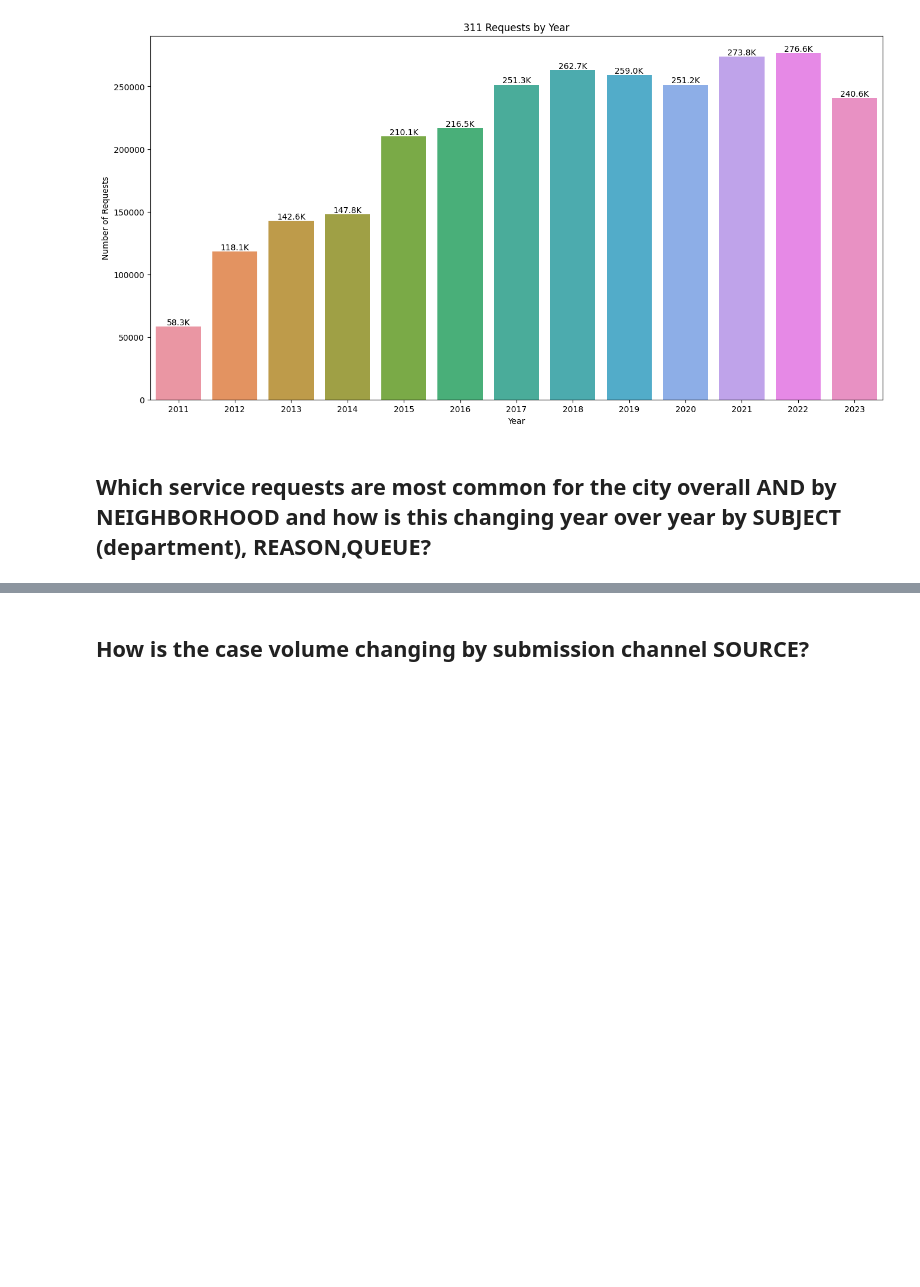
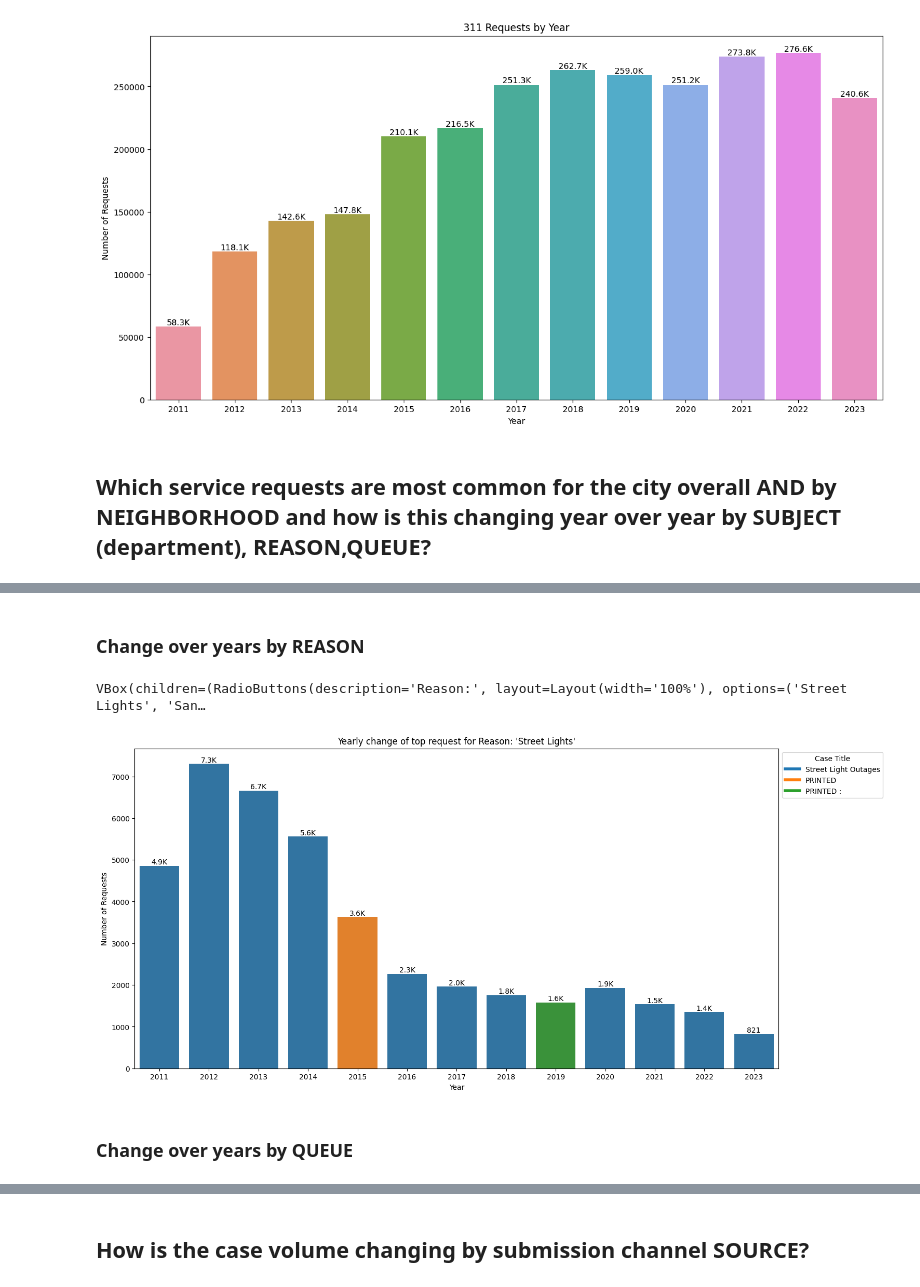
Before and after one commit to Laerk23/CS506-311ServiceTracker, a Jupyter notebook: fa23-team-d/notebooks/base-questions.ipynb, the cells around one changed output, grey strips where cells are left out. Saved outputs shown, nothing was run; the diff lists cells and outputs as text; code cells hidden in the pictures; blank space fills up the shorter version.

```diff
--- a/fa23-team-d/notebooks/base-questions.ipynb
+++ b/fa23-team-d/notebooks/base-questions.ipynb
@@ -102,0 +363,52 @@ df.loc[df.neighborhood == ' ','neighborhood'] = 'No Neighborhood'
+# %% [markdown]
+### Change over years by REASON
+# %%
+radio_buttons_most_common_reason = widgets.RadioButtons(
+    options=df['reason'].unique(),
+    description='Reason:',
+    disabled=False,
+    style={'description_width': 'initial'},
+    layout=widgets.Layout(width='100%')
+)
+
+plot_button_most_common_reason = widgets.Button(
+    description='Plot',
+    style={'description_width': 'initial'},
+    layout=widgets.Layout(margin='50px 0 0 0')
+)
+
+def plot_most_common_reason():
+    reason = radio_buttons_most_common_reason.value
+    filtered = df[df.reason == reason]
+
+    most_common_for_years = (filtered.groupby(filtered.open_dt.dt.year)['case_title']
+                         .value_counts().groupby(level=0).head(1).reset_index(level=1, name='count'))
+
+    # Create a color map for each unique case_title
+    unique_titles = most_common_for_years['case_title'].unique()
+    color_map = {title: p for title, p in zip(unique_titles, sns.color_palette("tab10", len(unique_titles)))}
+
+    fig = sns.barplot(x=most_common_for_years.index, y=most_common_for_years['count'], palette=[color_map[title] for title in most_common_for_years['case_title']])
+
+    fig.bar_label(fig.containers[0], fmt=fmt, label_type='edge')
+
+    plt.legend(handles=[
+        plt.Line2D([0], [0], color=color_map[title], lw=4, label=title, c=color_map[title]) for title in unique_titles
+    ], title='Case Title', bbox_to_anchor=(1, 1), loc='upper left')
+
+    fig.set(xlabel='Year', ylabel='Number of Requests')
+    plt.title(f'Yearly change of top request for Reason: \'{reason}\'')
+
+
+def button_click_most_common_reason(b):
+    clear_output()
+    display(widgets.VBox([radio_buttons_most_common_reason,plot_button_most_common_reason]))
+    plot_most_common_reason()
+
+plot_button_most_common_reason.on_click(button_click_most_common_reason)
+plot_button_most_common_reason.click()
+# %% [output]
+VBox(children=(RadioButtons(description='Reason:', layout=Layout(width='100%'), options=('Street Lights', 'San…
+[figure, added]
+# %% [markdown]
+### Change over years by QUEUE
```
Also changed, not shown: parts of 27 cells of this notebook.
